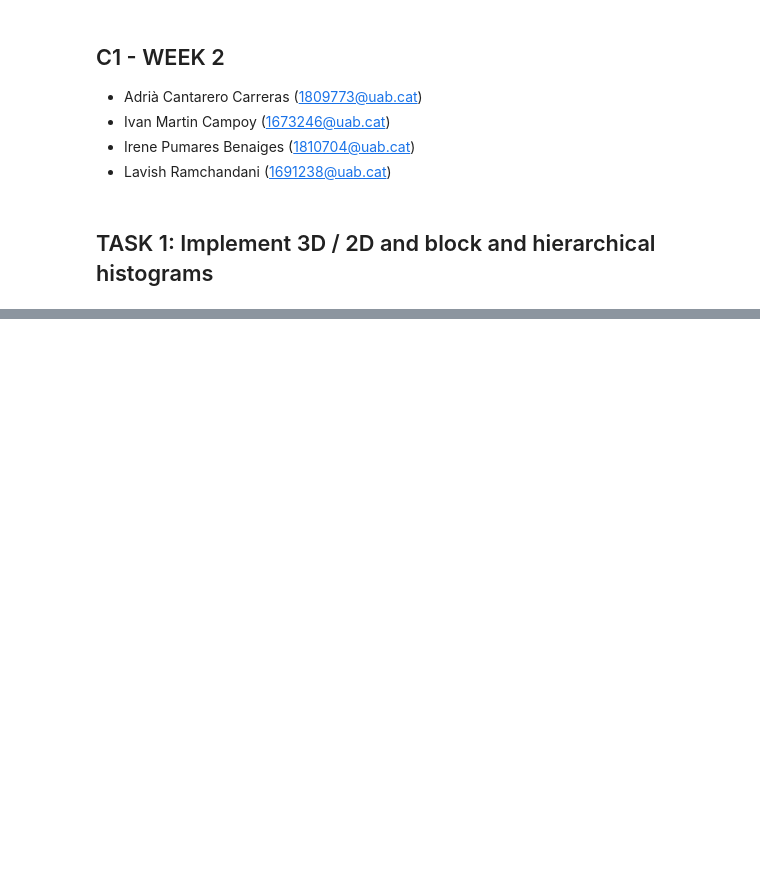
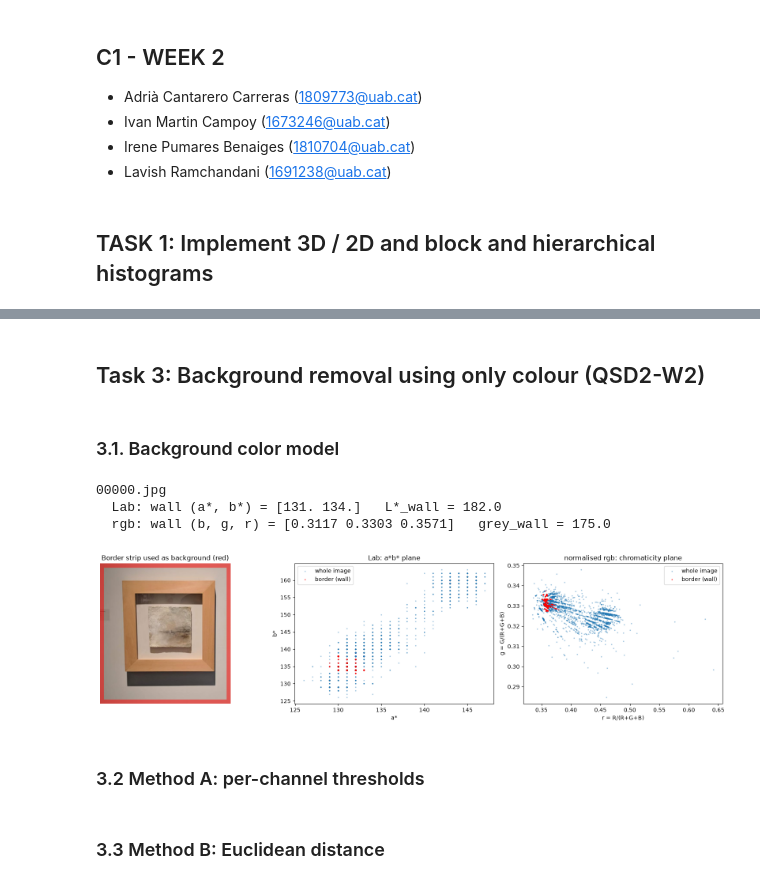
Before and after one commit to MCV-2026-C1-Project/Team-2, a Jupyter notebook: C1_week2.ipynb, the cells around one changed output, grey strips where cells are left out. Cells and saved outputs as stored; diff of their text form; code cells hidden in the pictures; blank space fills up the shorter version.

Commit message:
task 3 and 4

```diff
--- a/C1_week2.ipynb
+++ b/C1_week2.ipynb
@@ -645,3 +646,81 @@ Extracting descriptors for QSD1-W2 using the best W2 model...
 |  | Week | Descriptor / Method | Distance Metric | mAP@1 QSD1 | mAP@5 QSD1 | Gain mAP@1 |
 | 0 | Week 1 (Best Baseline) | Global 1D CLAHE + LAB | L1 | 0.6333 | 0.6872 | - |
 | 1 | Week 2 (Best Proposed) | Block 8x8 | YCRCB 2D | Bins: 16 | chi2 | 0.8333 | 0.8500 | +0.2000 |
+# %% [markdown]
+## Task 3: Background removal using only colour (QSD2-W2)
+# %% [markdown]
+### 3.1. Background color model
+# %%
+BORDER_RATIO = 0.03                       # outer 3% of each side is assumed to be wall
+COLOR_MODELS = ["lab", "rgb"]             # "rgb" = normalised rgb (chromaticity)
+SIGMA_FLOOR_VAR = {"lab": 1 / 12,         # quantisation error of 8-bit integer a*, b*
+                   "rgb": 1e-8}           # chromaticity is computed in float: only avoids sigma = 0
+
+def border_region(shape, border_ratio=BORDER_RATIO):
+    #boolean map of the outer strip: border_ratio of the height (top/bottom) and of the width (left/right)
+    h, w = shape[:2]
+    bh, bw = max(1, round(border_ratio * h)), max(1, round(border_ratio * w))
+    region = np.zeros((h, w), dtype=bool)
+    region[:bh, :] = True
+    region[-bh:, :] = True
+    region[:, :bw] = True
+    region[:, -bw:] = True
+    return region   #boolean map -> corner pixels are only counted once
+
+def color_features(image, space):
+    #chroma: colour without light, (H, W, C)  /  luma: amount of light, (H, W)
+    if space == "lab":
+        lab = cv2.cvtColor(image, cv2.COLOR_BGR2LAB).astype(np.float32)
+        return lab[..., 1:], lab[..., 0]                               # (a*, b*), L*
+    if space == "rgb":
+        bgr = image.astype(np.float32) + 1.0                           # +1 avoids 0/0 on black pixels
+        chroma = bgr / bgr.sum(axis=-1, keepdims=True)                 # (b, g, r) / (b + g + r)
+        luma = cv2.cvtColor(image, cv2.COLOR_BGR2GRAY).astype(np.float32)
+        return chroma, luma
+    raise ValueError(f"Unknown colour space: {space}")
+
+def background_model(image, space, border_ratio=BORDER_RATIO):
+    #wall model learned from the border strip
+    chroma, luma = color_features(image, space)
+    border = border_region(luma.shape, border_ratio)
+    bg_chroma = chroma[border]                                          # (N, C)
+    return {"space": space, "chroma": chroma, "luma": luma,
+            "mu": np.median(bg_chroma, axis=0),                         # wall colour
+            "sigma": np.sqrt(bg_chroma.var(axis=0) + SIGMA_FLOOR_VAR[space]),
+            "luma_wall": np.median(luma[border]) + 1e-6}                # wall lightness
+
+#----------------------------------------------------------------------------------
+#example: border strip + wall vs whole image in both chroma planes
+ex = qsd2_imgs[0]
+ex_rgb = cv2.cvtColor(ex, cv2.COLOR_BGR2RGB)
+strip = border_region(ex.shape)
+shown = ex_rgb.copy()
+shown[strip] = (0.5 * shown[strip] + 0.5 * np.array([255, 0, 0])).astype(np.uint8)
+
+model_lab_ex, model_rgb_ex = background_model(ex, "lab"), background_model(ex, "rgb")
+print(f"{qsd2_files[0]}")
+print(f"  Lab: wall (a*, b*) = {np.round(model_lab_ex['mu'], 2)}   L*_wall = {model_lab_ex['luma_wall']:.1f}")
+print(f"  rgb: wall (b, g, r) = {np.round(model_rgb_ex['mu'], 4)}   grey_wall = {model_rgb_ex['luma_wall']:.1f}")
+
+sub = np.random.default_rng(0).choice(strip.size, size=min(5000, strip.size), replace=False)
+fig, axes = plt.subplots(1, 3, figsize=(17, 4.5))
+axes[0].imshow(shown); axes[0].set_title("Border strip used as background (red)"); axes[0].axis("off")
+
+ab_all, ab_wall = model_lab_ex["chroma"].reshape(-1, 2)[sub], model_lab_ex["chroma"][strip][::10]
+axes[1].scatter(ab_all[:, 0], ab_all[:, 1], s=2, alpha=0.3, label="whole image")
+axes[1].scatter(ab_wall[:, 0], ab_wall[:, 1], s=2, alpha=0.5, c="red", label="border (wall)")
+axes[1].set_xlabel("a*"); axes[1].set_ylabel("b*"); axes[1].set_title("Lab: a*b* plane"); axes[1].legend()
+
+ch_all, ch_wall = model_rgb_ex["chroma"].reshape(-1, 3)[sub], model_rgb_ex["chroma"][strip][::10]
+axes[2].scatter(ch_all[:, 2], ch_all[:, 1], s=2, alpha=0.3, label="whole image")       #BGR order: 2 = r, 1 = g
+axes[2].scatter(ch_wall[:, 2], ch_wall[:, 1], s=2, alpha=0.5, c="red", label="border (wall)")
+axes[2].set_xlabel("r = R/(R+G+B)"); axes[2].set_ylabel("g = G/(R+G+B)")
+axes[2].set_title("normalised rgb: chromaticity plane"); axes[2].legend()
+plt.tight_layout(); plt.show()
+# %% [output]
+00000.jpg
+  Lab: wall (a*, b*) = [131. 134.]   L*_wall = 182.0
+  rgb: wall (b, g, r) = [0.3117 0.3303 0.3571]   grey_wall = 175.0
+[figure, added]
+# %% [markdown]
+### 3.2 Method A: per-channel thresholds
@@ -647,0 +736,2 @@ Extracting descriptors for QSD1-W2 using the best W2 model...
+# %% [markdown]
+### 3.3 Method B:  Euclidean distance
```
Also changed, not shown: parts of 18 cells of this notebook, 8 other files.
